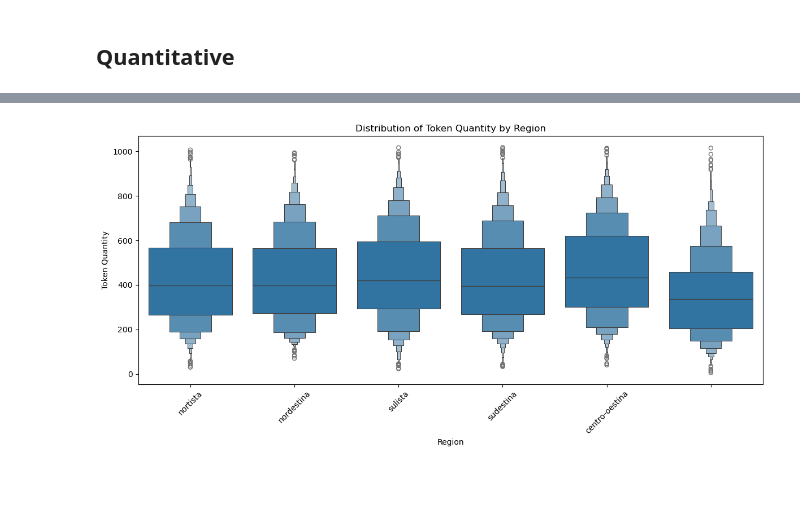
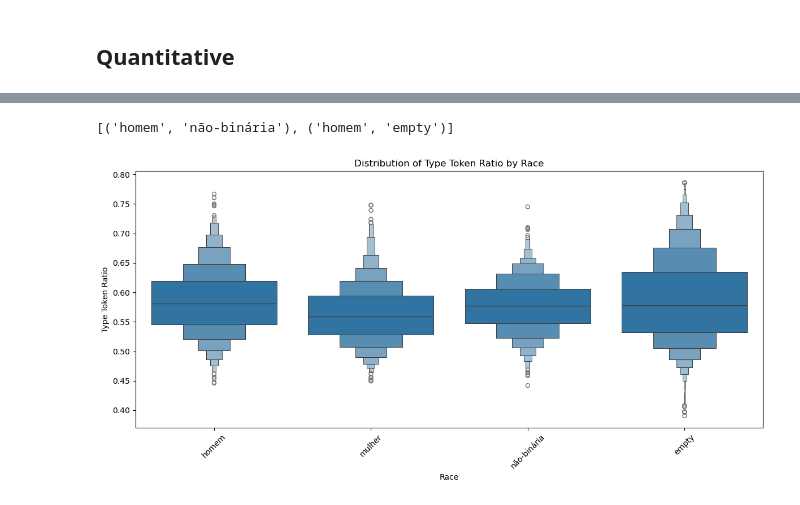
Before and after one commit to IgorJoaquimn/portuguese-llm, a Jupyter notebook: src/conllu/run_analysis.ipynb, the cells around one changed output, grey strips where cells are left out. Saved outputs shown, nothing was run; the diff lists cells and outputs as text; code cells hidden in the pictures.

```diff
--- a/src/conllu/run_analysis.ipynb
+++ b/src/conllu/run_analysis.ipynb
@@ -153,6 +148,4 @@ df = pd.concat([df, analysis_df], axis=1)
+# %%
+analysis_df = pd.json_normalize(df['analysis'])
 # %%
-analysis_df = pd.json_normalize(df['trait'])
-df = pd.concat([df, analysis_df], axis=1)
+df = pd.concat([df.reset_index(), analysis_df.reset_index()], axis=1)
-# %%
-# drop na
-df.dropna(inplace=True)
@@ -218,2 +152,8 @@ preta: 824
+# %%
+df["adjective_list"][0][0]["form"]
+# make the list of the forms
+# Ensure that the column contains valid lists before applying the lambda function
+df["adjective_list"] = df["adjective_list"].apply(lambda sentence: [word["form"] for word in sentence] if isinstance(sentence, list) else [])
+df["substantive_list"] = df["substantive_list"].apply(lambda sentence: [word["form"] for word in sentence] if isinstance(sentence, list) else [])
 # %% [markdown]
 ## Quantitative
@@ -256,16 +259,20 @@ def remove_outliers(df, column):
+# %%
+get_equivalent_groups(df_plot,"genero","ttr")
+# %% [output]
+[('homem', 'não-binária'), ('homem', 'empty')]
 # %%
-column = 'token_quantity'
+column = 'ttr'
 df_plot = remove_outliers(df, column)
 plt.figure(figsize=(12, 6))
-sns.boxenplot(x='regiao', y=column, data=df_plot)
-plt.title('Distribution of Token Quantity by Region')
-plt.xlabel('Region')
-plt.ylabel('Token Quantity')
+sns.boxenplot(x='genero', y=column, data=df_plot)
+plt.title('Distribution of Type Token Ratio by Race')
+plt.xlabel('Race')
+plt.ylabel('Type Token Ratio')
 plt.xticks(rotation=45)
 plt.tight_layout()
 plt.show()
 # %% [output]
-[figure, old version]
+[figure, new version]
 # %%
 column = 'ttr'
 df_plot = remove_outliers(df, column)
```
Also changed, not shown: parts of 24 cells of this notebook, 34 other files.
